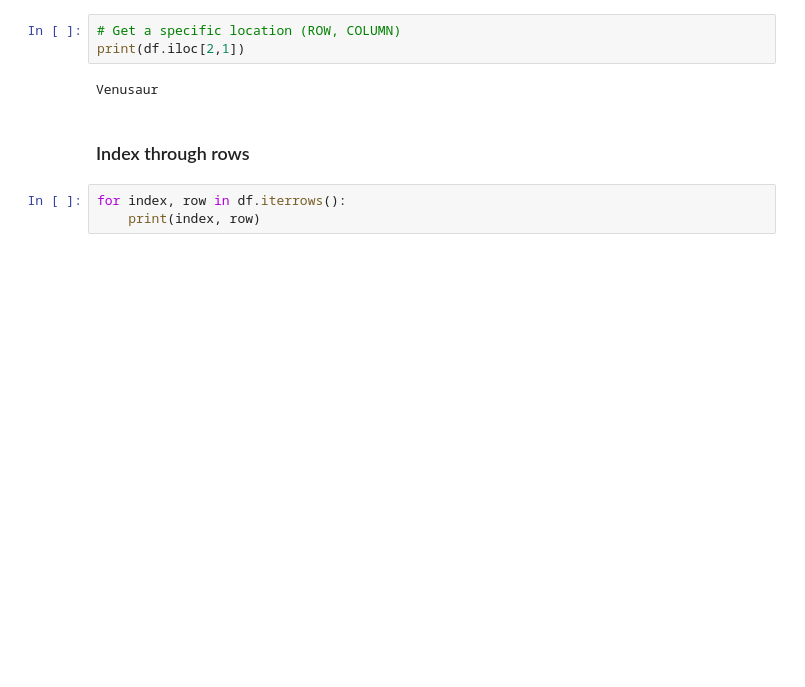
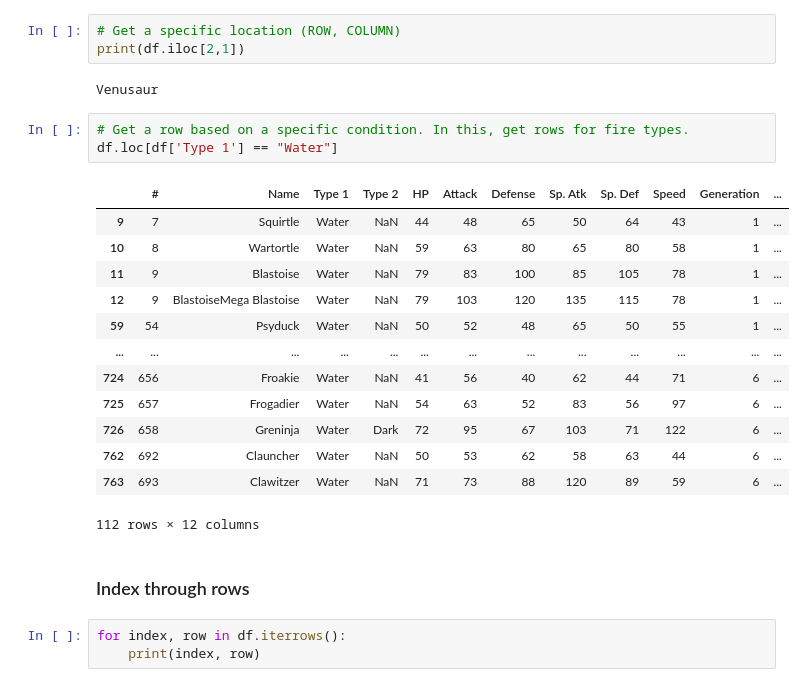
Before and after one commit to James-VT/pandaspractice, a Jupyter notebook: pandaspractice.ipynb, the cells around one changed output. Saved outputs shown, nothing was run; the diff lists cells and outputs as text; blank space fills up the shorter version.

Commit message:
Adds getting rows based on specific conditions

```diff
--- a/pandaspractice.ipynb
+++ b/pandaspractice.ipynb
@@ -157,6 +161,23 @@ print(df.iloc[0:4])
 print(df.iloc[2,1])
 # %% [output]
 Venusaur
+# %%
+# Get a row based on a specific condition. In this, get rows for fire types.
+df.loc[df['Type 1'] == "Water"]
+# %% [output]
+|  | # | Name | Type 1 | Type 2 | HP | Attack | Defense | Sp. Atk | Sp. Def | Speed | Generation | ... |
+| 9 | 7 | Squirtle | Water | NaN | 44 | 48 | 65 | 50 | 64 | 43 | 1 | ... |
+| 10 | 8 | Wartortle | Water | NaN | 59 | 63 | 80 | 65 | 80 | 58 | 1 | ... |
+| 11 | 9 | Blastoise | Water | NaN | 79 | 83 | 100 | 85 | 105 | 78 | 1 | ... |
+| 12 | 9 | BlastoiseMega Blastoise | Water | NaN | 79 | 103 | 120 | 135 | 115 | 78 | 1 | ... |
+| 59 | 54 | Psyduck | Water | NaN | 50 | 52 | 48 | 65 | 50 | 55 | 1 | ... |
+| ... | ... | ... | ... | ... | ... | ... | ... | ... | ... | ... | ... | ... |
+| 724 | 656 | Froakie | Water | NaN | 41 | 56 | 40 | 62 | 44 | 71 | 6 | ... |
+| 725 | 657 | Frogadier | Water | NaN | 54 | 63 | 52 | 83 | 56 | 97 | 6 | ... |
+| 726 | 658 | Greninja | Water | Dark | 72 | 95 | 67 | 103 | 71 | 122 | 6 | ... |
+| 762 | 692 | Clauncher | Water | NaN | 50 | 53 | 62 | 58 | 63 | 44 | 6 | ... |
+| 763 | 693 | Clawitzer | Water | NaN | 71 | 73 | 88 | 120 | 89 | 59 | 6 | ... |
+112 rows × 12 columns
 # %% [markdown]
 ### Index through rows
 # %%
```
Also changed, not shown: parts of 1 cell of this notebook.
